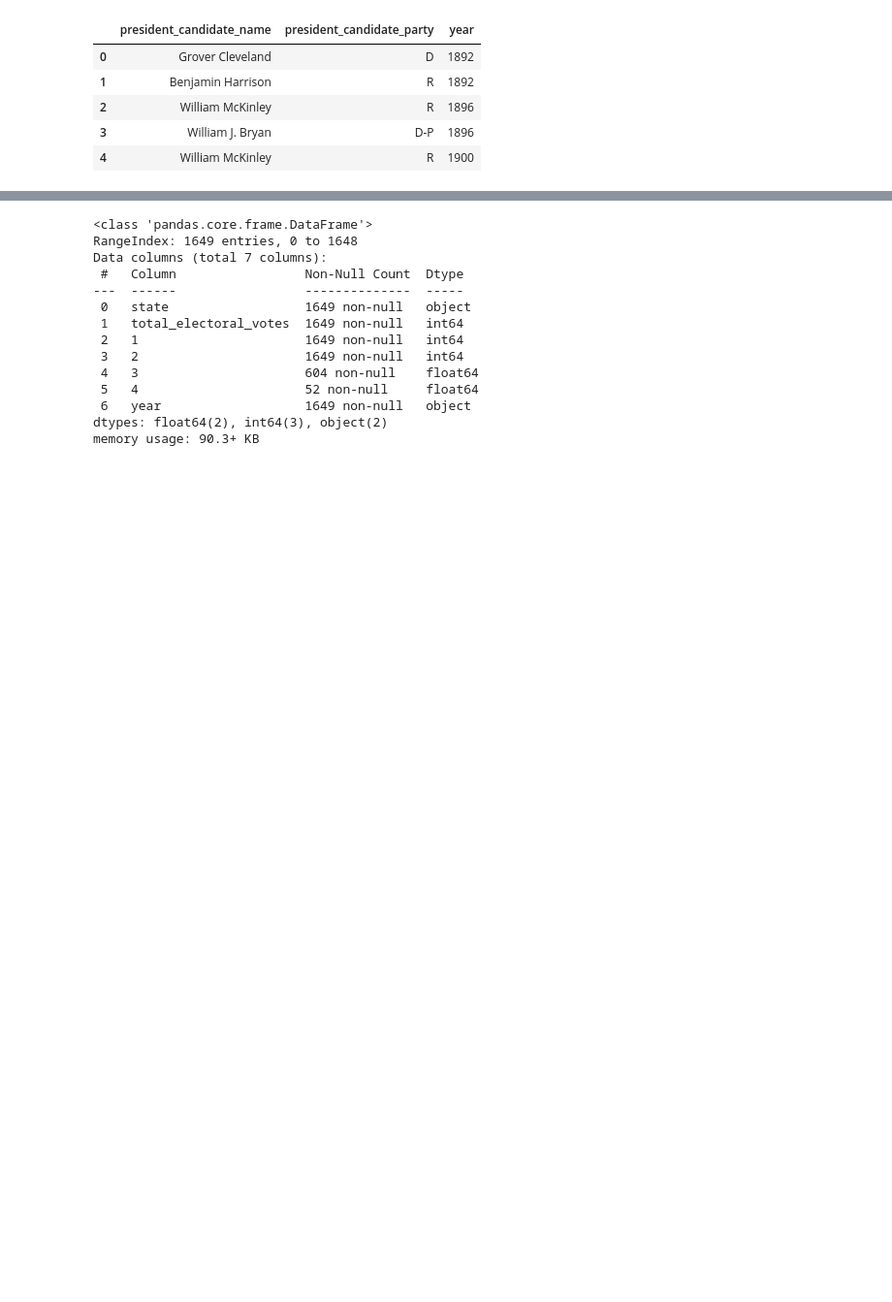
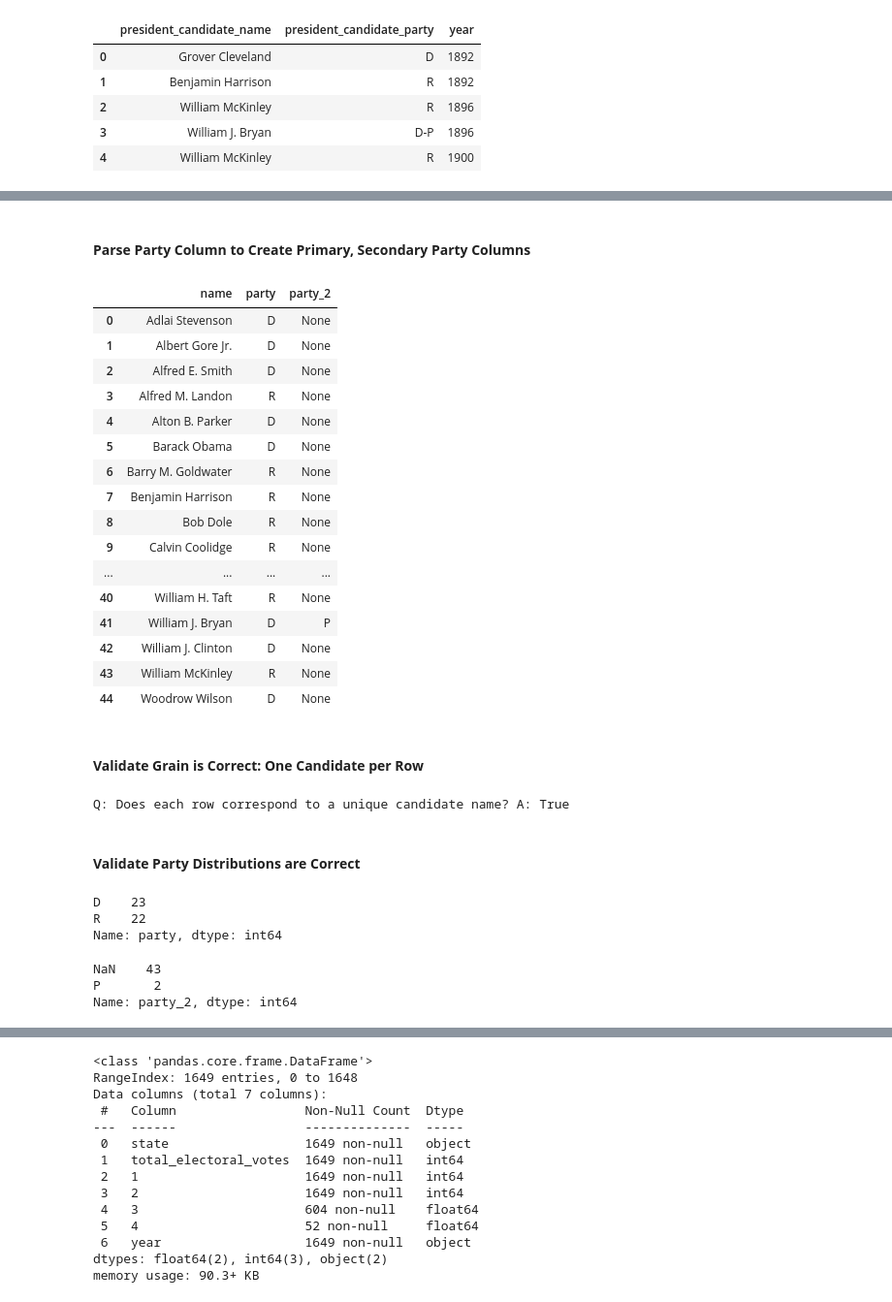
Before and after one commit to frederick-douglas-pearce/us-presidential-vote-analysis, a Jupyter notebook: step1_electoral_college_data.ipynb, the cells around one changed output, grey strips where cells are left out. Shown at 97% size. Drawn from its saved outputs; the diff is of its cells as text; code cells hidden in the pictures; blank space fills up the shorter version.

```diff
--- a/step1_electoral_college_data.ipynb
+++ b/step1_electoral_college_data.ipynb
@@ -404,0 +597,2 @@ t2_states_df[t2_states_df['president_candidate_state'].isna()]
+# %%
+candidates_party_df = t1_df[['president_candidate_name', 'president_candidate_party']].drop_duplicates().reset_index(drop=True)
@@ -404,0 +601,4 @@ t2_states_df[t2_states_df['president_candidate_state'].isna()]
+# %%
+# Remove 'president_candidate_' prefix and change 'name' to 'full_name'
+candidates_party_df.columns = candidates_party_df.columns.str.replace("president_candidate_", "")
+candidates_party_df.head()
@@ -404,0 +615,47 @@ t2_states_df[t2_states_df['president_candidate_state'].isna()]
+# %%
+candidates_party_df = candidates_party_df.groupby('name')['party'].agg(party="-".join).reset_index()
+# %% [markdown]
+#### **Parse Party Column to Create Primary, Secondary Party Columns**
+# %%
+# Take first split on candidate name to get first name (that's the easy one, lol)
+candidates_party_df[['party', 'party_2']] = candidates_party_df['party'].str.split("-", n=1, expand=True)
+candidates_party_df['party_2'] = candidates_party_df['party_2'].map(lambda x: x[0] if x else None)
+candidates_party_df
+# %% [output]
+|  | name | party | party_2 |
+| 0 | Adlai Stevenson | D | None |
+| 1 | Albert Gore Jr. | D | None |
+| 2 | Alfred E. Smith | D | None |
+| 3 | Alfred M. Landon | R | None |
+| 4 | Alton B. Parker | D | None |
+| 5 | Barack Obama | D | None |
+| 6 | Barry M. Goldwater | R | None |
+| 7 | Benjamin Harrison | R | None |
+| 8 | Bob Dole | R | None |
+| 9 | Calvin Coolidge | R | None |
+| ... | ... | ... | ... |
+| 40 | William H. Taft | R | None |
+| 41 | William J. Bryan | D | P |
+| 42 | William J. Clinton | D | None |
+| 43 | William McKinley | R | None |
+| 44 | Woodrow Wilson | D | None |
+# %% [markdown]
+#### **Validate Grain is Correct: One Candidate per Row**
+# %%
+print(f"Q: Does each row correspond to a unique candidate name? A: {len(candidates_party_df) == len(candidates_party_df.drop_duplicates(subset='name'))}")
+# %% [output]
+Q: Does each row correspond to a unique candidate name? A: True
+# %% [markdown]
+#### **Validate Party Distributions are Correct**
+# %%
+candidates_party_df['party'].value_counts(dropna=False)
+# %% [output]
+D    23
+R    22
+Name: party, dtype: int64
+# %%
+candidates_party_df['party_2'].value_counts(dropna=False)
+# %% [output]
+NaN    43
+P       2
+Name: party_2, dtype: int64
```
Also changed, not shown: parts of 44 cells of this notebook.
